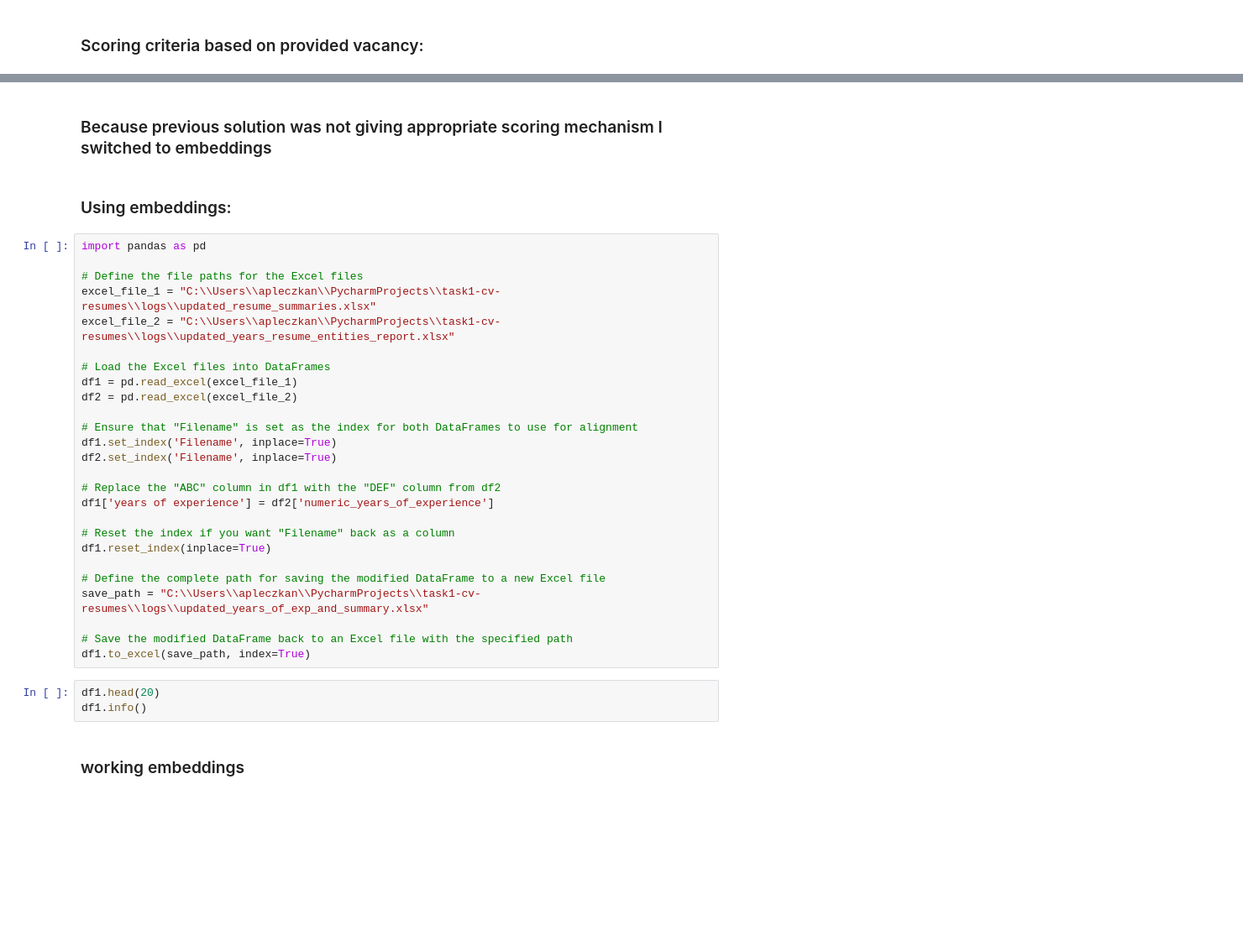
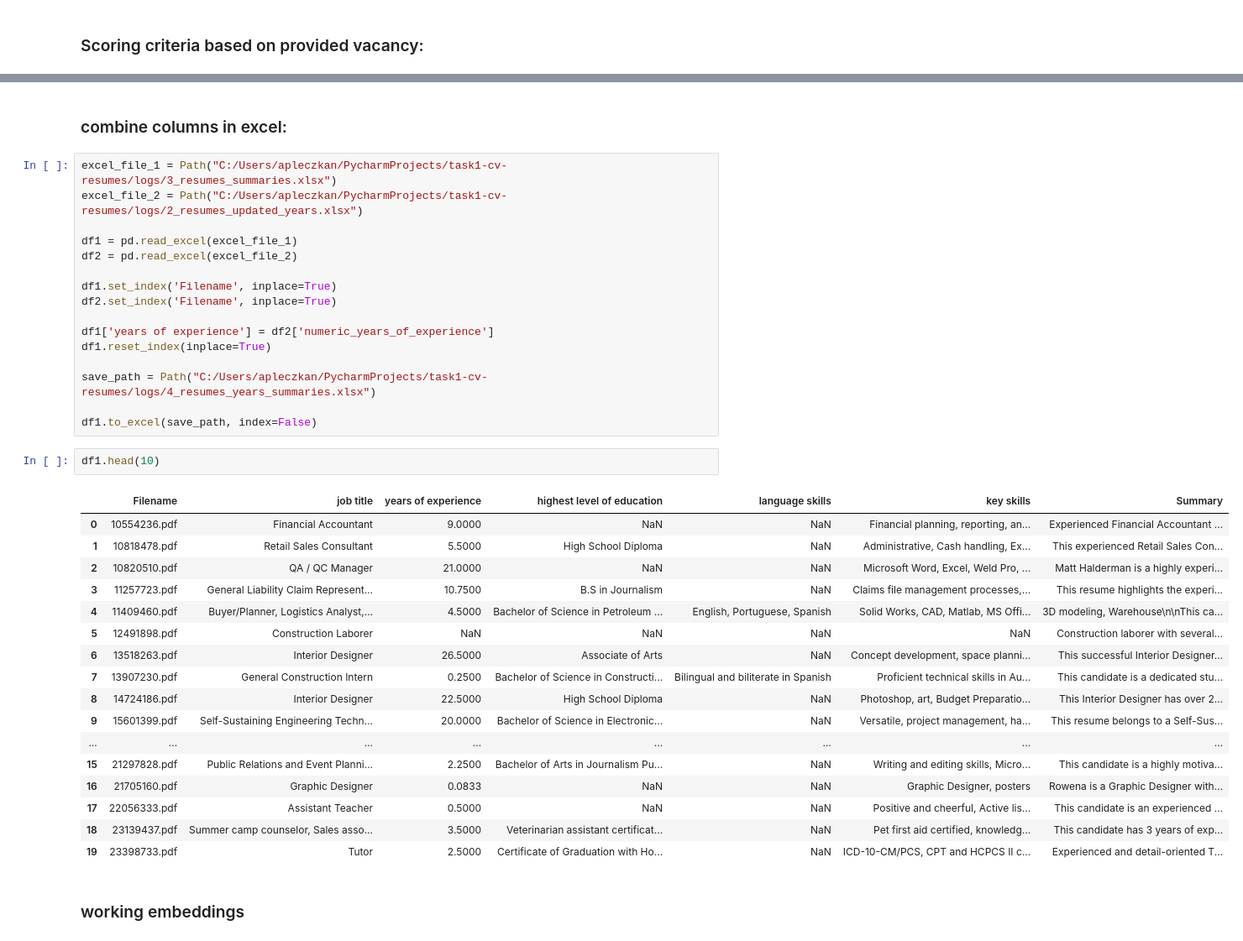
Before and after one commit to archandy1/CV-Resume-JupyterNotebook, a Jupyter notebook: Task1.v3_CV_Resume_refactoring.ipynb, the cells around one changed output, grey strips where cells are left out. Shown at 84% size. Cells and saved outputs as stored; diff of their text form; blank space fills up the shorter version.

Commit message:
Refactoring of Task 1, updated logs

```diff
--- a/Task1.v3_CV_Resume_refactoring.ipynb
+++ b/Task1.v3_CV_Resume_refactoring.ipynb
@@ -660,35 +464,40 @@ print(extracted_requirements)
-# %% [markdown]
-### Because previous solution was not giving appropriate scoring mechanism I switched to embeddings
 # %% [markdown]
-### Using embeddings:
+### combine columns in excel:
 # %%
-import pandas as pd
+excel_file_1 = Path("C:/Users/apleczkan/PycharmProjects/task1-cv-resumes/logs/3_resumes_summaries.xlsx")
+excel_file_2 = Path("C:/Users/apleczkan/PycharmProjects/task1-cv-resumes/logs/2_resumes_updated_years.xlsx")
 
-# Define the file paths for the Excel files
-excel_file_1 = "C:\\Users\\apleczkan\\PycharmProjects\\task1-cv-resumes\\logs\\updated_resume_summaries.xlsx"
-excel_file_2 = "C:\\Users\\apleczkan\\PycharmProjects\\task1-cv-resumes\\logs\\updated_years_resume_entities_report.xlsx"
-
-# Load the Excel files into DataFrames
 df1 = pd.read_excel(excel_file_1)
 df2 = pd.read_excel(excel_file_2)
 
-# Ensure that "Filename" is set as the index for both DataFrames to use for alignment
 df1.set_index('Filename', inplace=True)
 df2.set_index('Filename', inplace=True)
 
-# Replace the "ABC" column in df1 with the "DEF" column from df2
 df1['years of experience'] = df2['numeric_years_of_experience']
-
-# Reset the index if you want "Filename" back as a column
 df1.reset_index(inplace=True)
 
-# Define the complete path for saving the modified DataFrame to a new Excel file
-save_path = "C:\\Users\\apleczkan\\PycharmProjects\\task1-cv-resumes\\logs\\updated_years_of_exp_and_summary.xlsx"
+save_path = Path("C:/Users/apleczkan/PycharmProjects/task1-cv-resumes/logs/4_resumes_years_summaries.xlsx")
 
-# Save the modified DataFrame back to an Excel file with the specified path
-df1.to_excel(save_path, index=True)
+df1.to_excel(save_path, index=False)
 # %%
-df1.head(20)
-df1.info()
+df1.head(10)
+# %% [output]
+|  | Filename | job title | years of experience | highest level of education | language skills | key skills | Summary |
+| 0 | 10554236.pdf | Financial Accountant | 9.0000 | NaN | NaN | Financial planning, reporting, an... | Experienced Financial Accountant ... |
+| 1 | 10818478.pdf | Retail Sales Consultant | 5.5000 | High School Diploma | NaN | Administrative, Cash handling, Ex... | This experienced Retail Sales Con... |
+| 2 | 10820510.pdf | QA / QC Manager | 21.0000 | NaN | NaN | Microsoft Word, Excel, Weld Pro, ... | Matt Halderman is a highly experi... |
+| 3 | 11257723.pdf | General Liability Claim Represent... | 10.7500 | B.S in Journalism | NaN | Claims file management processes,... | This resume highlights the experi... |
+| 4 | 11409460.pdf | Buyer/Planner, Logistics Analyst,... | 4.5000 | Bachelor of Science in Petroleum ... | English, Portuguese, Spanish | Solid Works, CAD, Matlab, MS Offi... | 3D modeling, Warehouse\n\nThis ca... |
+| 5 | 12491898.pdf | Construction Laborer | NaN | NaN | NaN | NaN | Construction laborer with several... |
+| 6 | 13518263.pdf | Interior Designer | 26.5000 | Associate of Arts | NaN | Concept development, space planni... | This successful Interior Designer... |
+| 7 | 13907230.pdf | General Construction Intern | 0.2500 | Bachelor of Science in Constructi... | Bilingual and biliterate in Spanish | Proficient technical skills in Au... | This candidate is a dedicated stu... |
+| 8 | 14724186.pdf | Interior Designer | 22.5000 | High School Diploma | NaN | Photoshop, art, Budget Preparatio... | This Interior Designer has over 2... |
+| 9 | 15601399.pdf | Self-Sustaining Engineering Techn... | 20.0000 | Bachelor of Science in Electronic... | NaN | Versatile, project management, ha... | This resume belongs to a Self-Sus... |
+| ... | ... | ... | ... | ... | ... | ... | ... |
+| 15 | 21297828.pdf | Public Relations and Event Planni... | 2.2500 | Bachelor of Arts in Journalism Pu... | NaN | Writing and editing skills, Micro... | This candidate is a highly motiva... |
+| 16 | 21705160.pdf | Graphic Designer | 0.0833 | NaN | NaN | Graphic Designer, posters | Rowena is a Graphic Designer with... |
+| 17 | 22056333.pdf | Assistant Teacher | 0.5000 | NaN | NaN | Positive and cheerful, Active lis... | This candidate is an experienced ... |
+| 18 | 23139437.pdf | Summer camp counselor, Sales asso... | 3.5000 | Veterinarian assistant certificat... | NaN | Pet first aid certified, knowledg... | This candidate has 3 years of exp... |
+| 19 | 23398733.pdf | Tutor | 2.5000 | Certificate of Graduation with Ho... | NaN | ICD-10-CM/PCS, CPT and HCPCS II c... | Experienced and detail-oriented T... |
 # %% [markdown]
 ### working embeddings
```
Also changed, not shown: parts of 30 cells of this notebook, 11 other files.
